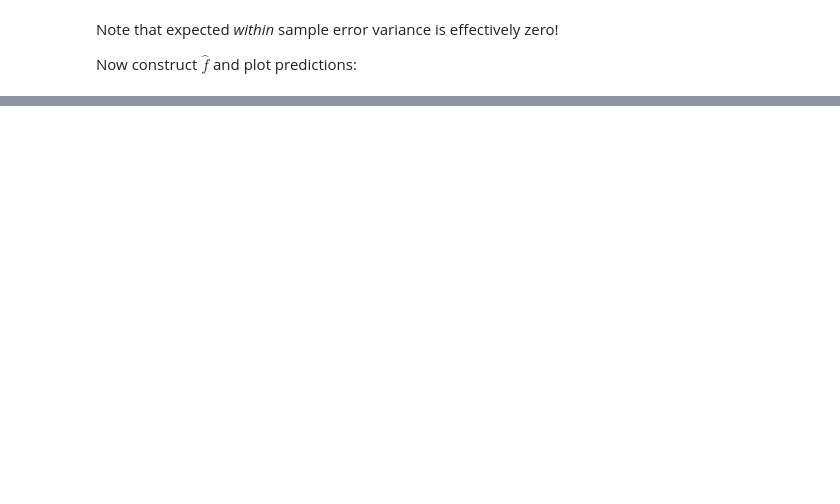
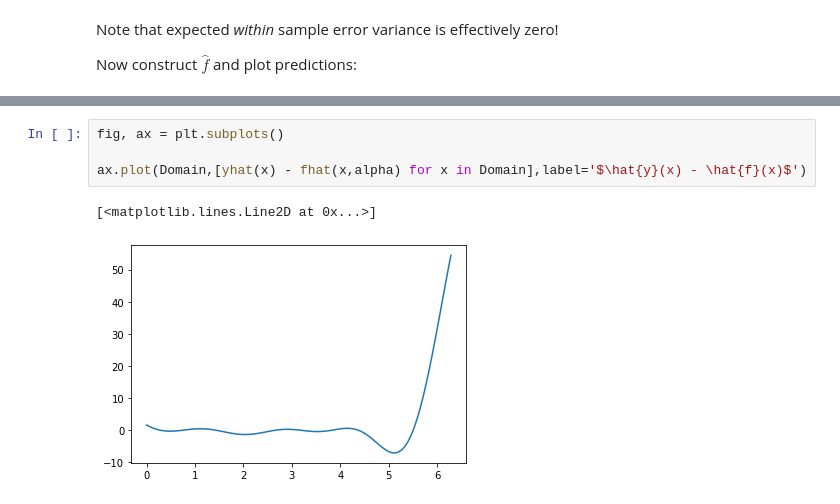
Before and after one commit to ligonteaching/ARE212_Materials, a Jupyter notebook: linear-non-linear.ipynb, the cells around one changed output, grey strips where cells are left out. Cells and saved outputs as stored; diff of their text form; blank space fills up the shorter version.

```diff
--- a/linear-non-linear.ipynb
+++ b/linear-non-linear.ipynb
@@ -108,0 +191,7 @@ MSE
+# %%
+fig, ax = plt.subplots()
+
+ax.plot(Domain,[yhat(x) - fhat(x,alpha) for x in Domain],label='$\hat{y}(x) - \hat{f}(x)$')
+# %% [output]
+[<matplotlib.lines.Line2D at 0x...>]
+[figure, added]
```
Also changed, not shown: parts of 35 cells of this notebook, 2 other files.
